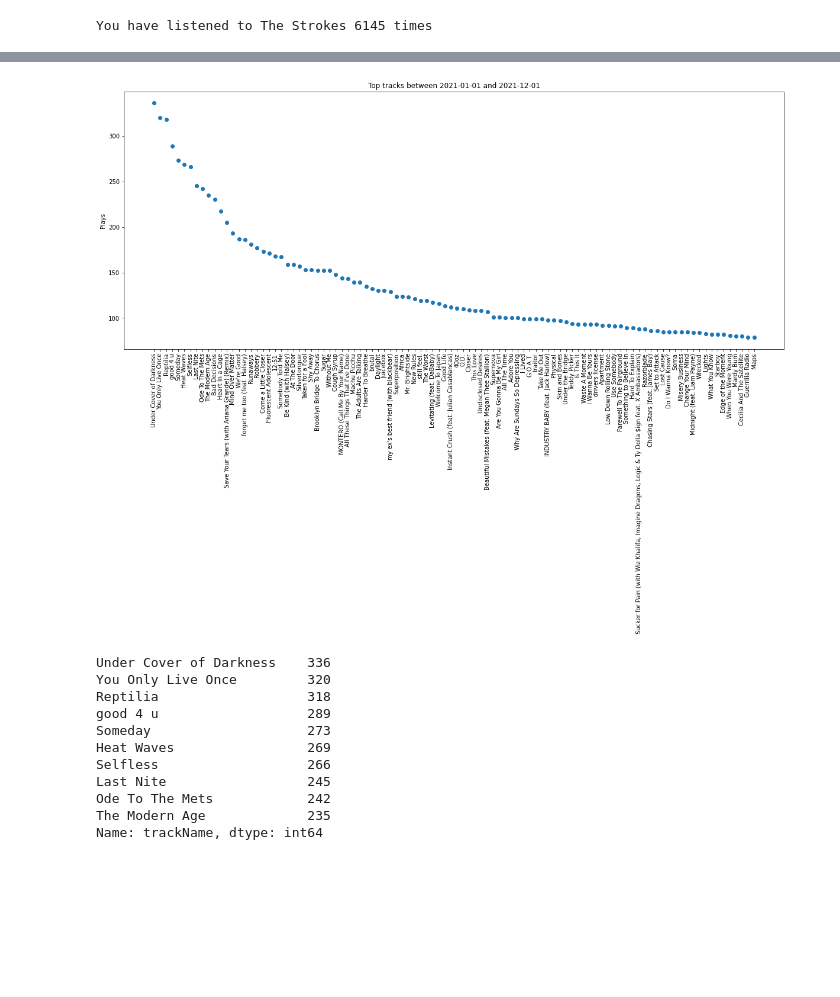
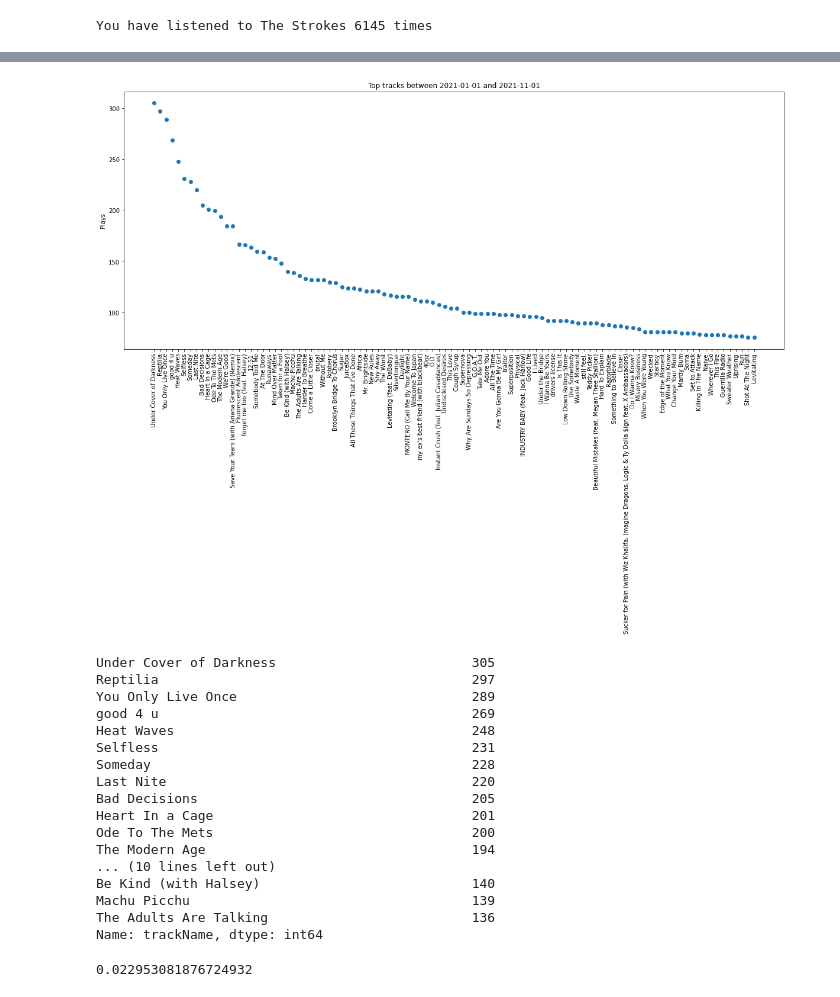
Before and after one commit to TheSupremeToast/Spotify-Analysis, a Jupyter notebook: Spotify-Analysis.ipynb, the cells around one changed output, grey strips where cells are left out. Saved outputs shown, nothing was run; the diff lists cells and outputs as text; code cells hidden in the pictures; blank space fills up the shorter version.

```diff
--- a/Spotify-Analysis.ipynb
+++ b/Spotify-Analysis.ipynb
@@ -58,9 +61,9 @@ dtype: int64
 | 4 | 2021-03-10 06:02 | Jhove | i know, goodbye | 188799 |
 # %%
 skipped = his[his['msPlayed'] < 30000]
-unskipped = his[his['msPlayed'] >= 30000]
+unskipped = his[his['msPlayed'] > 30000]
 
-# This line causes the error, fix at some point
+# This line causes minor error, fix at some point - currently necessary for timeframe functions to work
 unskipped['endTime'] = pd.to_datetime(unskipped['endTime'])
 
 tracks = unskipped['trackName'].value_counts()
@@ -191,7 +194,7 @@ print("You have listened to", artist, temp, "times")
 # %% [output]
 You have listened to The Strokes 6145 times
 # %%
-track = 'Selfless' # change this to a song name of your choice (case sensitive)
+track = "We're Good" # change this to a song name of your choice (case sensitive)
 temp = songPlayCount(track)
 print("You have listened to", track, temp, "times")
 # %% [output]
@@ -224,4 +227,31 @@ def topSongsTimeframeBounded(lower, upper):
     plt.title('Top tracks between ' + lower + ' and ' + upper)
     plt.ylabel('Plays')
     plt.show()
-    return (temp.head(10))
+    return (temp.head(25))
+
+def topArtistsTimeframe(timestamp):
+    plt.rcParams['figure.figsize'] = [20, 8]
+    element = datetime.datetime.strptime(timestamp, "%Y-%m-%d")
+    times = unskipped[unskipped['endTime'] >= element]
+    temp = times['artistName'].value_counts()
+    plt.plot(temp.head(100), 'o')
+    plt.xticks(rotation = 90)
+    plt.title('Top Artists Since ' + timestamp)
+    plt.ylabel('Plays')
+    plt.show()
+    return(temp.head(10))
+
+
+def topArtistsTimeframeBounded(lower, upper):
+    plt.rcParams['figure.figsize'] = [20, 8]
+    element_l = datetime.datetime.strptime(lower, "%Y-%m-%d")
+    element_u = datetime.datetime.strptime(upper, "%Y-%m-%d")
+    times = unskipped[unskipped['endTime'] >= element_l]
+    times = times[times['endTime'] <= element_u]
+    temp = times['artistName'].value_counts()
+    plt.plot(temp.head(100), 'o')
+    plt.xticks(rotation = 90)
+    plt.title('Top Artists Between ' + lower + ' and ' + upper)
+    plt.ylabel('Plays')
+    plt.show()
+    return(temp.head(10))
@@ -247,20 +316,39 @@ Name: trackName, dtype: int64
 # %%
 # Plot top songs since input date
 # format: 'year-month-day'
 #         'xxxx-xx-xx'
 timeframe_lower = '2021-01-01' # change this - lower bound
-timeframe_upper = '2021-12-01' # change this - upper bound
+timeframe_upper = '2021-11-01' # change this - upper bound
 topSongsTimeframeBounded(timeframe_lower, timeframe_upper)
 # %% [output]
-[figure, old version]
+[figure, new version]
-Under Cover of Darkness    336
-You Only Live Once         320
-Reptilia                   318
-good 4 u                   289
-Someday                    273
-Heat Waves                 269
-Selfless                   266
-Last Nite                  245
-Ode To The Mets            242
-The Modern Age             235
+Under Cover of Darkness                         305
+Reptilia                                        297
+You Only Live Once                              289
+good 4 u                                        269
+Heat Waves                                      248
+Selfless                                        231
+Someday                                         228
+Last Nite                                       220
+Bad Decisions                                   205
+Heart In a Cage                                 201
+Ode To The Mets                                 200
+The Modern Age                                  194
+... (10 lines left out)
+Be Kind (with Halsey)                           140
+Machu Picchu                                    139
+The Adults Are Talking                          136
 Name: trackName, dtype: int64
+# %%
+# to match 2021 wrapped
+# Wrapped (allegedly) uses timeframe 01-01 to 10-31 of a year but *can go later
+# top artists:
+# The Strokes, killers, arctic monkeys, maroon 5, Olivia Rodrigo
+# Top 5 songs:
+# Under cover of darkness, reptilia, yolo, good 4 u, heat waves
+# top 10 songs:
+# Save your tears(with ariana grande), selfless, we're good, fluorescent adoloescent, forget me too (feat. halsey)
+# listening time: 156528 min
+4.99/((156528 / 60)/ 12) # cost per hour listened
+# %% [output]
+0.022953081876724932
```
Also changed, not shown: parts of 22 cells of this notebook.
